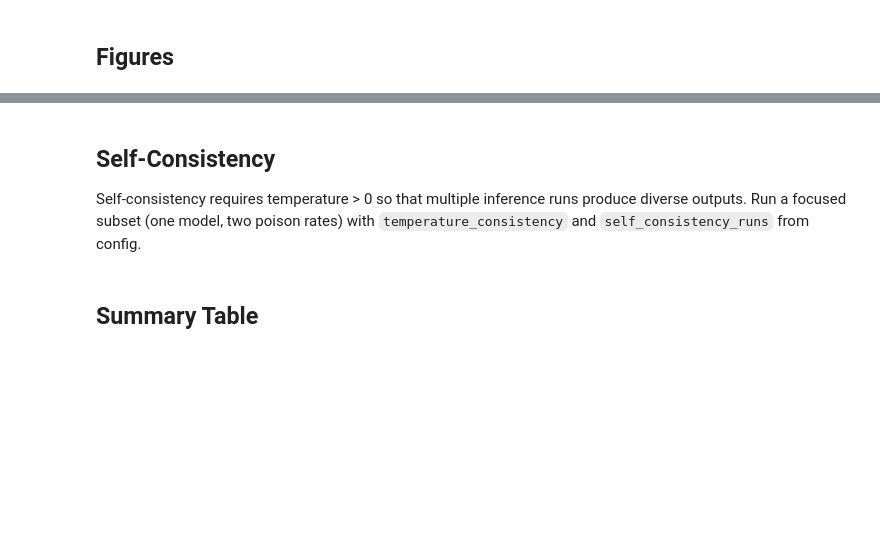
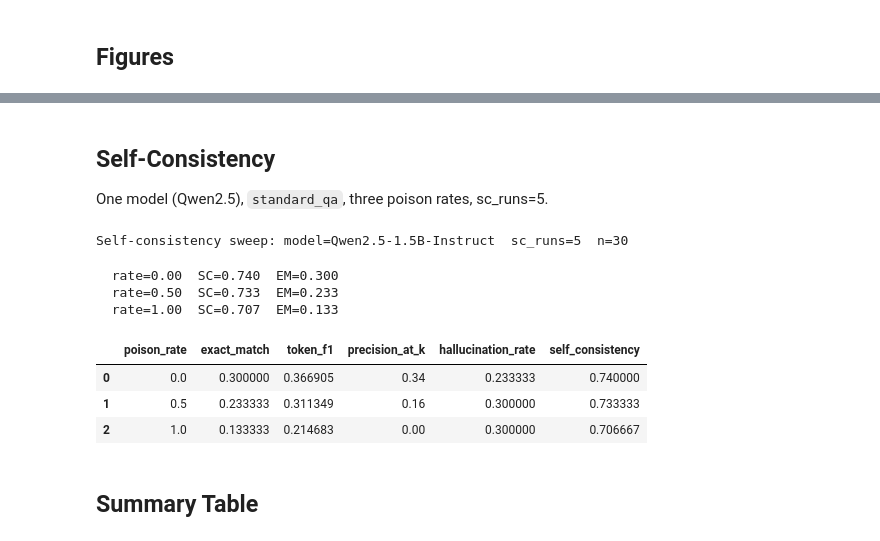
Before and after one commit to PrismaKisar/rag-trustworthiness, a Jupyter notebook: notebooks/08_hotpotqa_experiment.ipynb, the cells around one changed output, grey strips where cells are left out. Saved outputs shown, nothing was run; the diff lists cells and outputs as text; code cells hidden in the pictures; blank space fills up the shorter version.

```diff
--- a/notebooks/08_hotpotqa_experiment.ipynb
+++ b/notebooks/08_hotpotqa_experiment.ipynb
@@ -182,9 +231,6 @@ _multi_panel_plot(
 # %% [markdown]
 ## Self-Consistency
-
-Self-consistency requires temperature > 0 so that multiple inference runs produce
-diverse outputs. Run a focused subset (one model, two poison rates) with
-`temperature_consistency` and `self_consistency_runs` from config.
+One model (Qwen2.5), `standard_qa`, three poison rates, sc_runs=5.
 # %%
 SC_MODEL        = MODELS[0]
 SC_RUNS         = cfg["evaluation"]["self_consistency_runs"]
@@ -193,34 +239,43 @@ SC_TEMPERATURE  = cfg["models"]["temperature_consistency"]
 SC_POISON_RATES = [0.0, 0.5, 1.0]
 
 sc_examples = all_examples[:SC_N]
-sc_embedder = Embedder(model_name=EMBEDDING_MODEL, cache_dir=EMB_CACHE, device="cpu")
+sc_embedder = Embedder(model_name=EMBEDDING_MODEL, cache_dir=EMB_CACHE)
 sc_llm = HuggingFaceClient(model=SC_MODEL, temperature=SC_TEMPERATURE, cache_dir=LLM_CACHE)
 
 sc_rows = []
 print(f"Self-consistency sweep: model={SC_MODEL.split('/')[-1]}  sc_runs={SC_RUNS}  n={SC_N}")
 with sc_llm:
     for poison_rate in SC_POISON_RATES:
         poisoned = (
             poison_hotpotqa(sc_examples, poison_rate=poison_rate, seed=SEED)
             if poison_rate > 0.0
             else sc_examples
         )
         retriever = Retriever(embedder=sc_embedder, k=K)
         metrics = qa_scorer.run(
             examples=poisoned,
             retriever=retriever,
             llm=sc_llm,
             prompt_type="standard_qa",
             seed=SEED,
             self_consistency_runs=SC_RUNS,
             max_tokens_by_prompt=cfg["prompts"]["max_tokens"],
         )
         sc_rows.append({"poison_rate": poison_rate, **metrics})
         print(f"  rate={poison_rate:.2f}  SC={metrics.get('self_consistency', 'N/A'):.3f}  EM={metrics['exact_match']:.3f}")
 
 sc_embedder.close()
 sc_df = pd.DataFrame(sc_rows)
 sc_df
+# %% [output]
+Self-consistency sweep: model=Qwen2.5-1.5B-Instruct  sc_runs=5  n=30
+  rate=0.00  SC=0.740  EM=0.300
+  rate=0.50  SC=0.733  EM=0.233
+  rate=1.00  SC=0.707  EM=0.133
+|  | poison_rate | exact_match | token_f1 | precision_at_k | hallucination_rate | self_consistency |
+| 0 | 0.0 | 0.300000 | 0.366905 | 0.34 | 0.233333 | 0.740000 |
+| 1 | 0.5 | 0.233333 | 0.311349 | 0.16 | 0.300000 | 0.733333 |
+| 2 | 1.0 | 0.133333 | 0.214683 | 0.00 | 0.300000 | 0.706667 |
 # %% [markdown]
 ## Summary Table
 # %%
```
Also changed, not shown: parts of 11 cells of this notebook.
